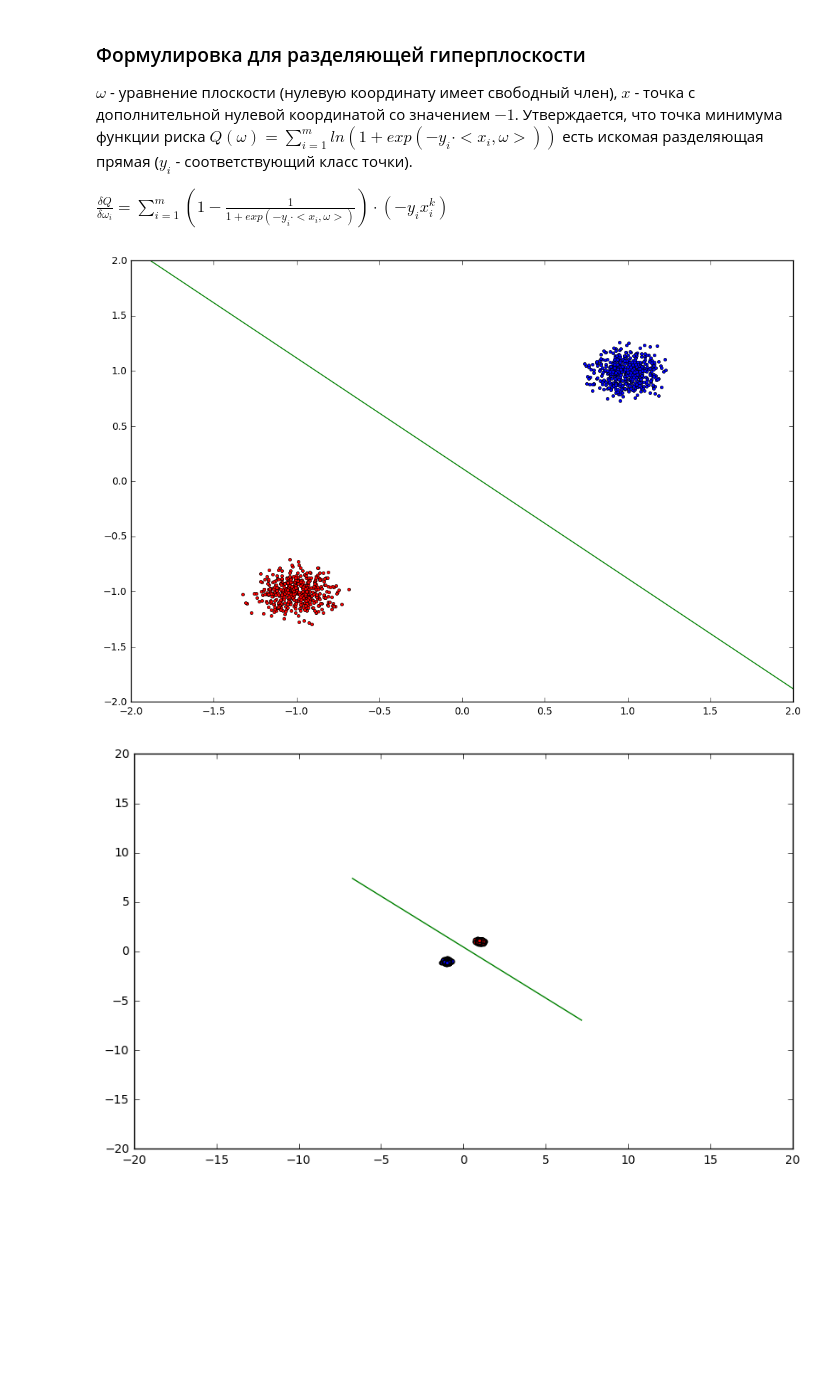
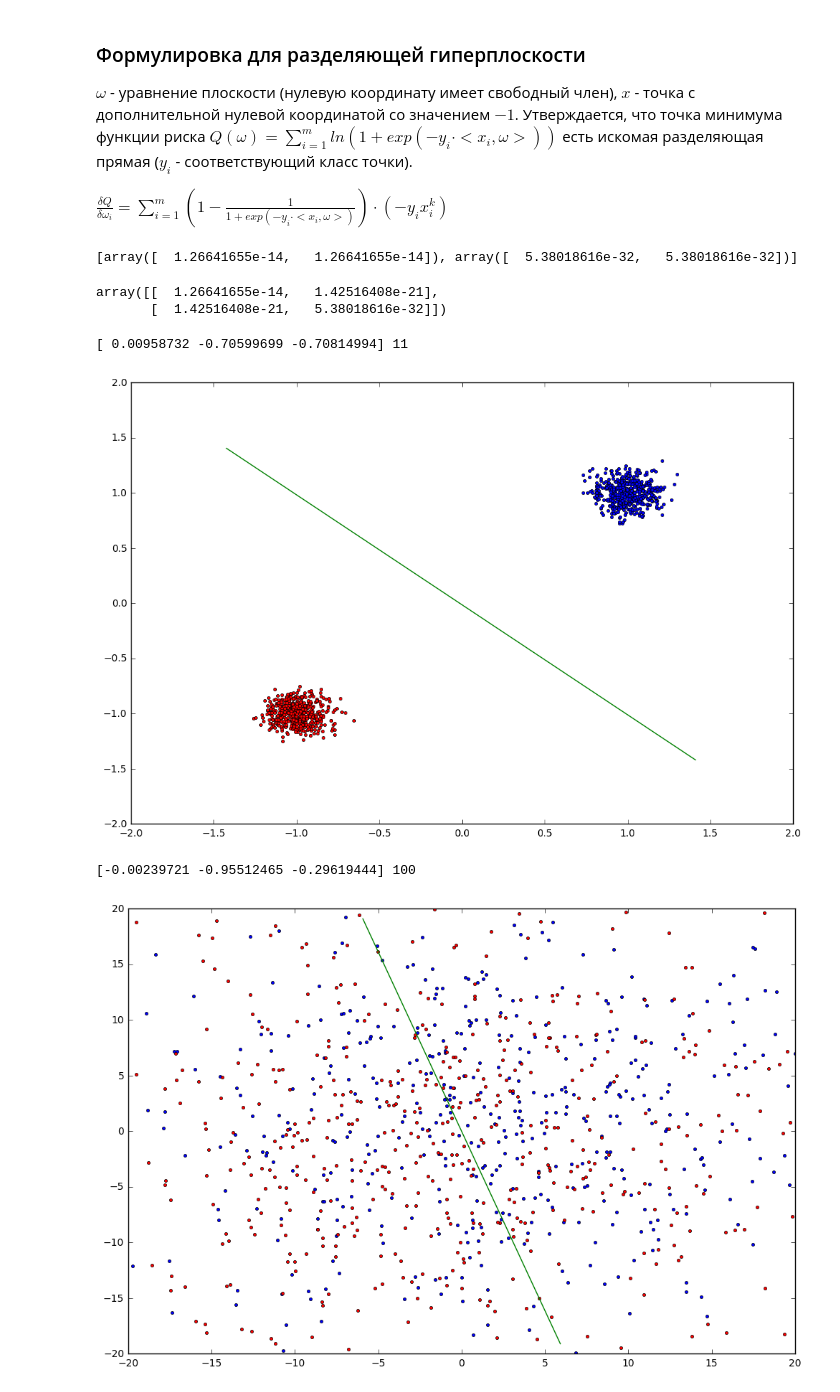
Before and after one commit to egiby/optimizations, a Jupyter notebook: Practice.ipynb, the cells around one changed output. Saved outputs shown, nothing was run; the diff lists cells and outputs as text; code cells hidden in the pictures; blank space fills up the shorter version.

```diff
--- a/Practice.ipynb
+++ b/Practice.ipynb
@@ -129,13 +145,7 @@ def get_grad(X, Y):
 
 
 def raw_fun(X, Y, omega):
-    values = []
-
-    for i in range(len(X)):
-        value = np.logaddexp(0, -Y[i] * np.sum(X[i] * omega))
-        values.append(value)
-
-    return np.sum(values)
+    return np.sum(np.logaddexp(0, -Y * np.sum(X * omega, axis=1)))
 
 
 def get_fun(X, Y):
@@ -146,34 +156,60 @@ def get_xy(sample):
     return sample[:, 1:], np.array([get_class(y[0]) for y in sample])
 
 
-def get_points_2(omega):
+def get_points_2(omega, var=10):
     point = omega[0] * omega[1:]
-    points = [point - 10 * get_a(omega), point + 10 * get_a(omega)]
+    points = [point - var * get_a(omega), point + var * get_a(omega)]
     return np.array(points)
+# %%
+x = np.array([[2, 2],
+              [3, 3]
+             ])
+y = x
+omega = [4, 4]
+np.sum(x * np.array(omega), axis=1)
+
+values = []
+
+for i in range(len(x)):
+    value = np.logaddexp(0, -y[i] * np.sum(x[i] * omega))
+    values.append(value)
+
+print(values)
+
+values2 = np.logaddexp(0, -y * np.sum(x * omega, axis=1))
+values2
+# %% [output]
+[array([  1.26641655e-14,   1.26641655e-14]), array([  5.38018616e-32,   5.38018616e-32])]
+array([[  1.26641655e-14,   1.42516408e-21],
+       [  1.42516408e-21,   5.38018616e-32]])
 # %%
-def test_gradient(sample, x0, next_t=default_t, max_k=100, x_lim=2, y_lim=2):
+def test_gradient(sample, x0, next_t=default_t, max_k=100, use_projection=True, x_lim=2, y_lim=2, line_par=2):
 
     X, Y = get_xy(sample)
 
-    omega, k = find_min(x0, get_fun(X, Y), get_grad(X, Y), MAX_K=max_k)
+    omega, k = find_min(x0, get_fun(X, Y), get_grad(X, Y), MAX_K=max_k, use_projection=use_projection)
+
+    print(omega, k)
 
     omega = omega / (omega[1] ** 2 + omega[2] ** 2) ** 0.5
     equation = get_equation(omega)
 
     plt.figure(figsize=(12, 8))
     print_sample_2(sample)
-    points = get_points_2(omega)
+    points = get_points_2(omega, line_par)
     plt.plot(points.T[0], points.T[1], 'g')
 
     plt.xlim(-x_lim, x_lim)
     plt.ylim(-y_lim, y_lim)
     plt.show()
 # %%
-test_gradient(separable_sample, np.array([1, 1, 1]), next_t=lambda t, k: t * 0.98)
+test_gradient(separable_sample, np.array([0, 10000, 1]), next_t=lambda t, k: t * 0.98)
 # %% [output]
+[ 0.00958732 -0.70599699 -0.70814994] 11
-[figure, old version]
+[figure, new version]
 # %%
-test_gradient(nseparable_sample, np.array([1, 1, 0]))
+test_gradient(nseparable_sample, np.array([1, 1, 0]), max_k=100, x_lim=20, y_lim=20, line_par=20)
 # %% [output]
+[-0.00239721 -0.95512465 -0.29619444] 100
-[figure, old version]
+[figure, new version]
 # %%
```
Also changed, not shown: parts of 7 cells of this notebook.
